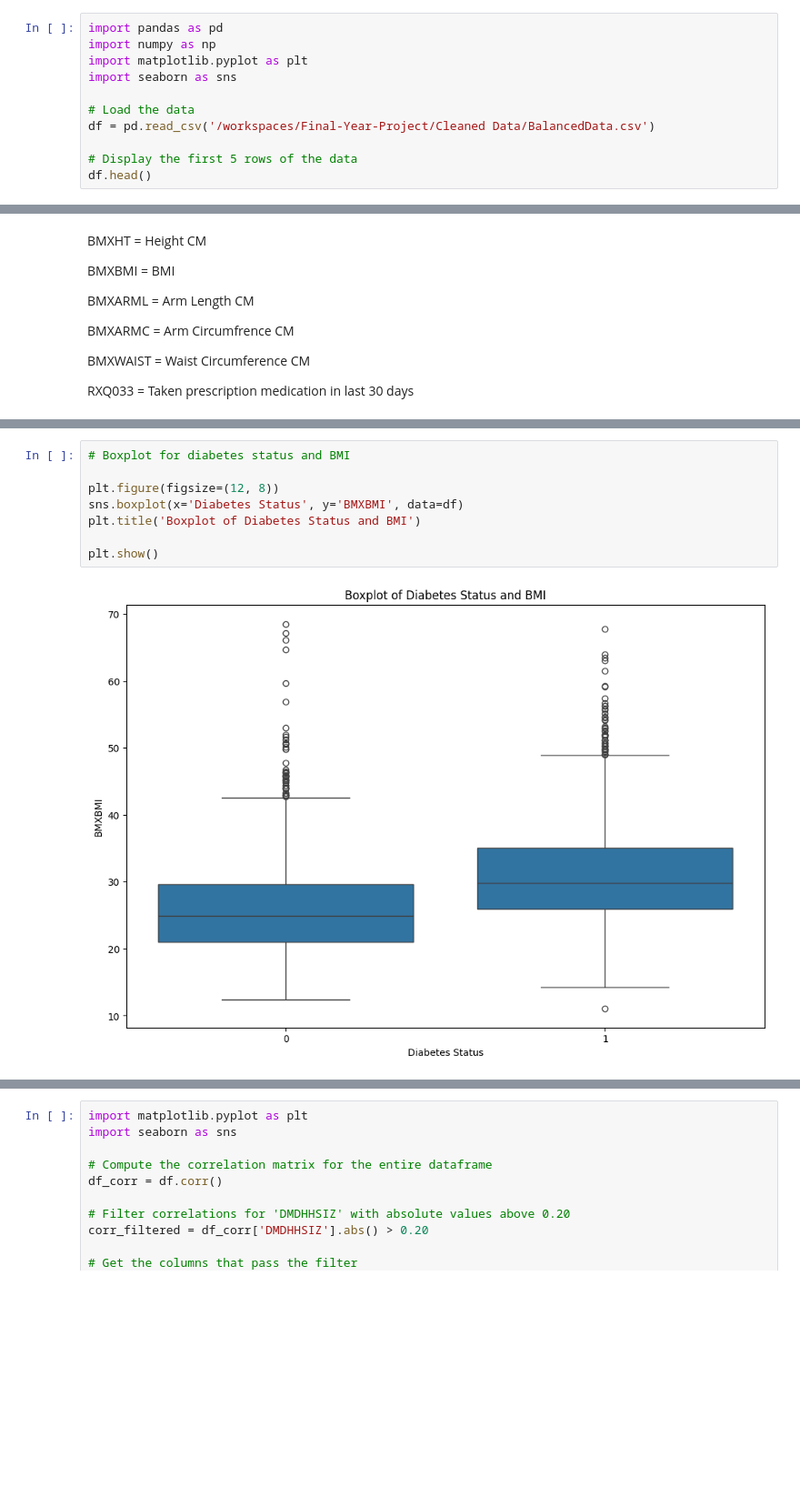
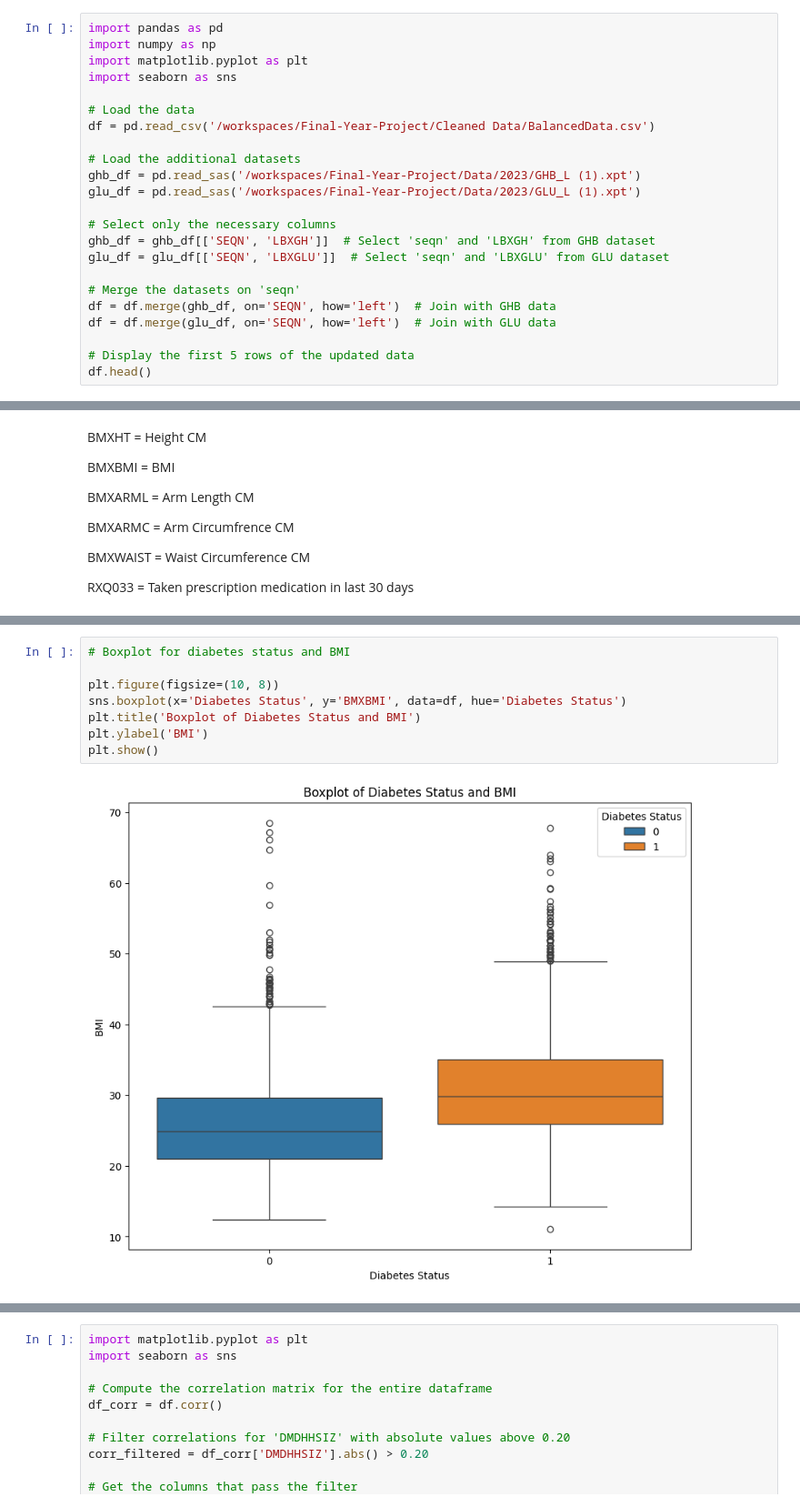
Before and after one commit to NiallGF/Final-Year-Project, a Jupyter notebook: Notebooks/4. EDA.ipynb, the cells around one changed output, grey strips where cells are left out. Shown at 91% size. Drawn from its saved outputs; the diff is of its cells as text; blank space fills up the shorter version.

```diff
--- a/Notebooks/4. EDA.ipynb
+++ b/Notebooks/4. EDA.ipynb
@@ -7,7 +7,19 @@ import seaborn as sns
 # Load the data
 df = pd.read_csv('/workspaces/Final-Year-Project/Cleaned Data/BalancedData.csv')
 
-# Display the first 5 rows of the data
+# Load the additional datasets
+ghb_df = pd.read_sas('/workspaces/Final-Year-Project/Data/2023/GHB_L (1).xpt')
+glu_df = pd.read_sas('/workspaces/Final-Year-Project/Data/2023/GLU_L (1).xpt')
+
+# Select only the necessary columns
+ghb_df = ghb_df[['SEQN', 'LBXGH']]  # Select 'seqn' and 'LBXGH' from GHB dataset
+glu_df = glu_df[['SEQN', 'LBXGLU']]  # Select 'seqn' and 'LBXGLU' from GLU dataset
+
+# Merge the datasets on 'seqn'
+df = df.merge(ghb_df, on='SEQN', how='left')  # Join with GHB data
+df = df.merge(glu_df, on='SEQN', how='left')  # Join with GLU data
+
+# Display the first 5 rows of the updated data
 df.head()
 # %% [output]
 |  | SEQN | IMQ011 | SDDSRVYR | RIDSTATR | RIAGENDR | RIDAGEYR | RIDRETH1 | RIDRETH3 | RIDEXMON | DMDBORN4 | ... |
@@ -48,10 +78,10 @@ RXQ033 = Taken prescription medication in last 30 days
 # %%
 # Boxplot for diabetes status and BMI
 
-plt.figure(figsize=(12, 8))
-sns.boxplot(x='Diabetes Status', y='BMXBMI', data=df)
+plt.figure(figsize=(10, 8))
+sns.boxplot(x='Diabetes Status', y='BMXBMI', data=df, hue='Diabetes Status')
 plt.title('Boxplot of Diabetes Status and BMI')
-
+plt.ylabel('BMI')
 plt.show()
 # %% [output]
-[figure, old version]
+[figure, new version]
```
Also changed, not shown: parts of 13 cells of this notebook, 7 other files.
